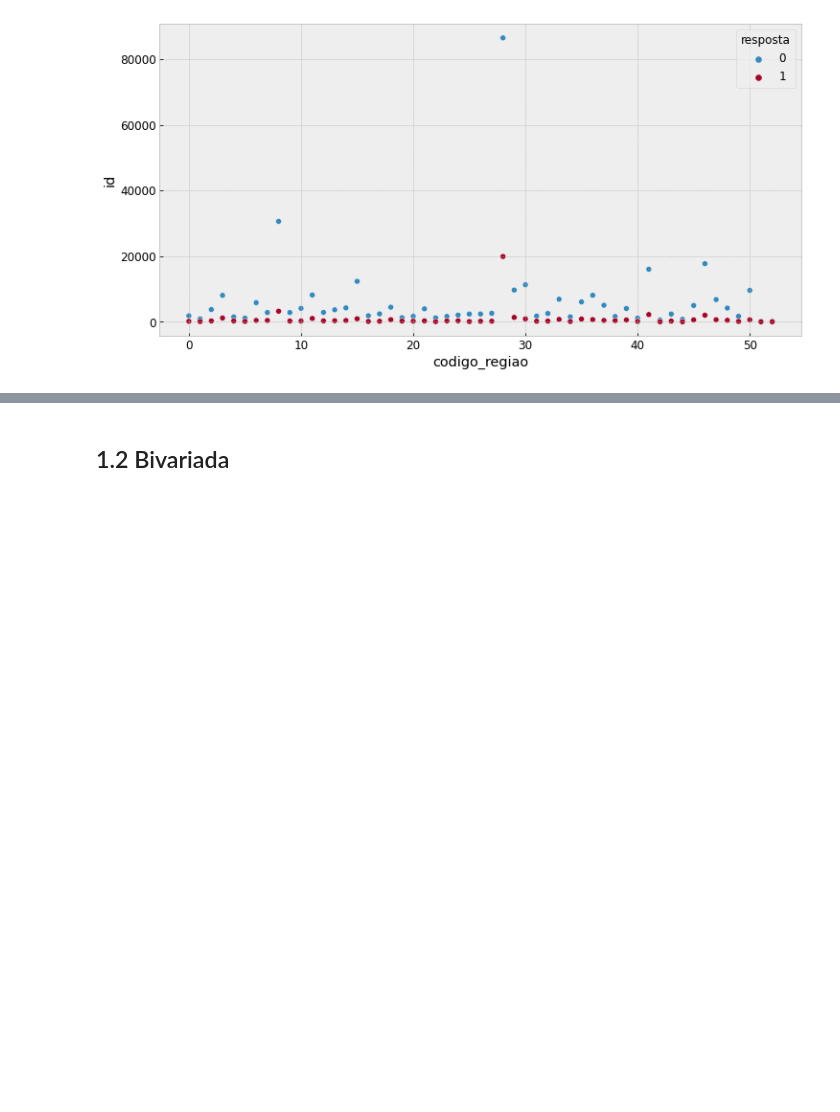
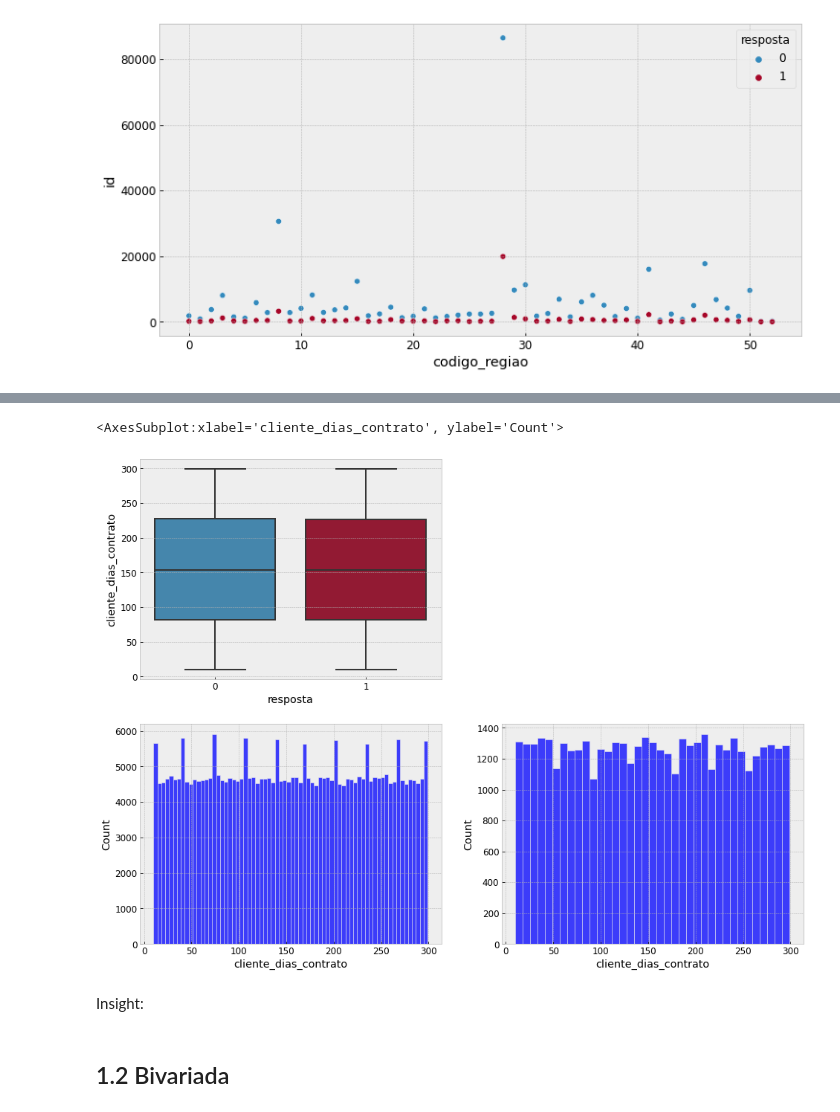
Before and after one commit to Gabrielnbr/estudo_pa004, a Jupyter notebook: notebooks/3.1.a-gabriel-eda.ipynb, the cells around one changed output, grey strips where cells are left out. Saved outputs shown, nothing was run; the diff lists cells and outputs as text; code cells hidden in the pictures; blank space fills up the shorter version.

```diff
--- a/notebooks/3.1.1-gabriel-eda.ipynb
+++ b/notebooks/3.1.a-gabriel-eda.ipynb
@@ -219,3 +272,22 @@ del aux1
+# %%
+#'cliente_dias_contrato'
+#plt.figure(figsize=(16,12))
+plt.subplot(2,2,1)
+sns.boxplot(x='resposta', y='cliente_dias_contrato', data=df3)
+
+
+aux2 = df3.loc[df3['resposta'] == 0, 'cliente_dias_contrato']
+plt.subplot(2,2,3)
+sns.histplot(x=aux2)
+
+aux3 = df3.loc[df3['resposta'] == 1, 'cliente_dias_contrato']
+plt.subplot(2,2,4)
+sns.histplot(x=aux3)
+# %% [output]
+<AxesSubplot:xlabel='cliente_dias_contrato', ylabel='Count'>
+[figure, added]
+# %% [markdown]
+Insight:
 # %% [markdown]
 ## 1.2 Bivariada
 # %% [markdown]
```
Also changed, not shown: parts of 34 cells of this notebook.
